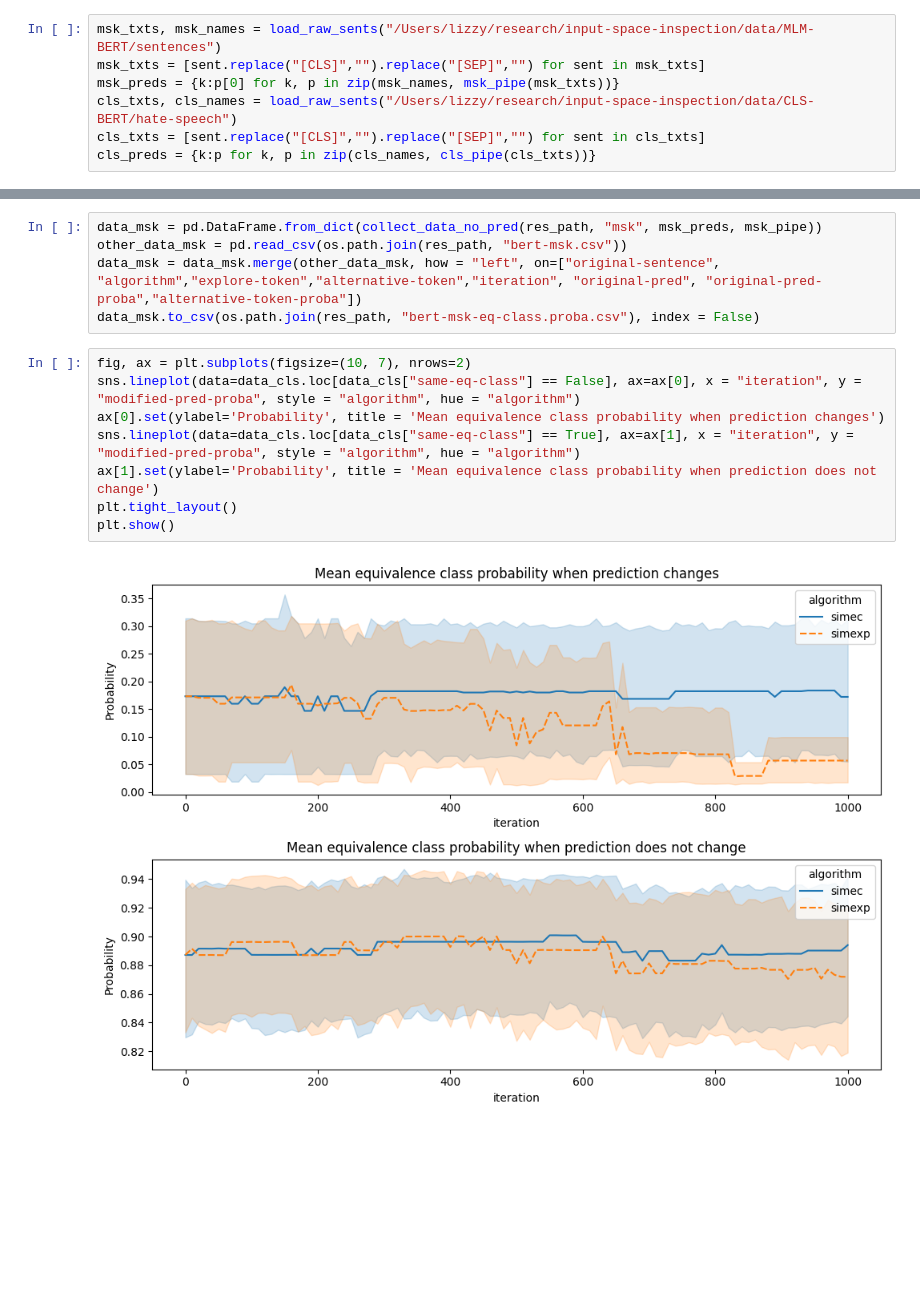
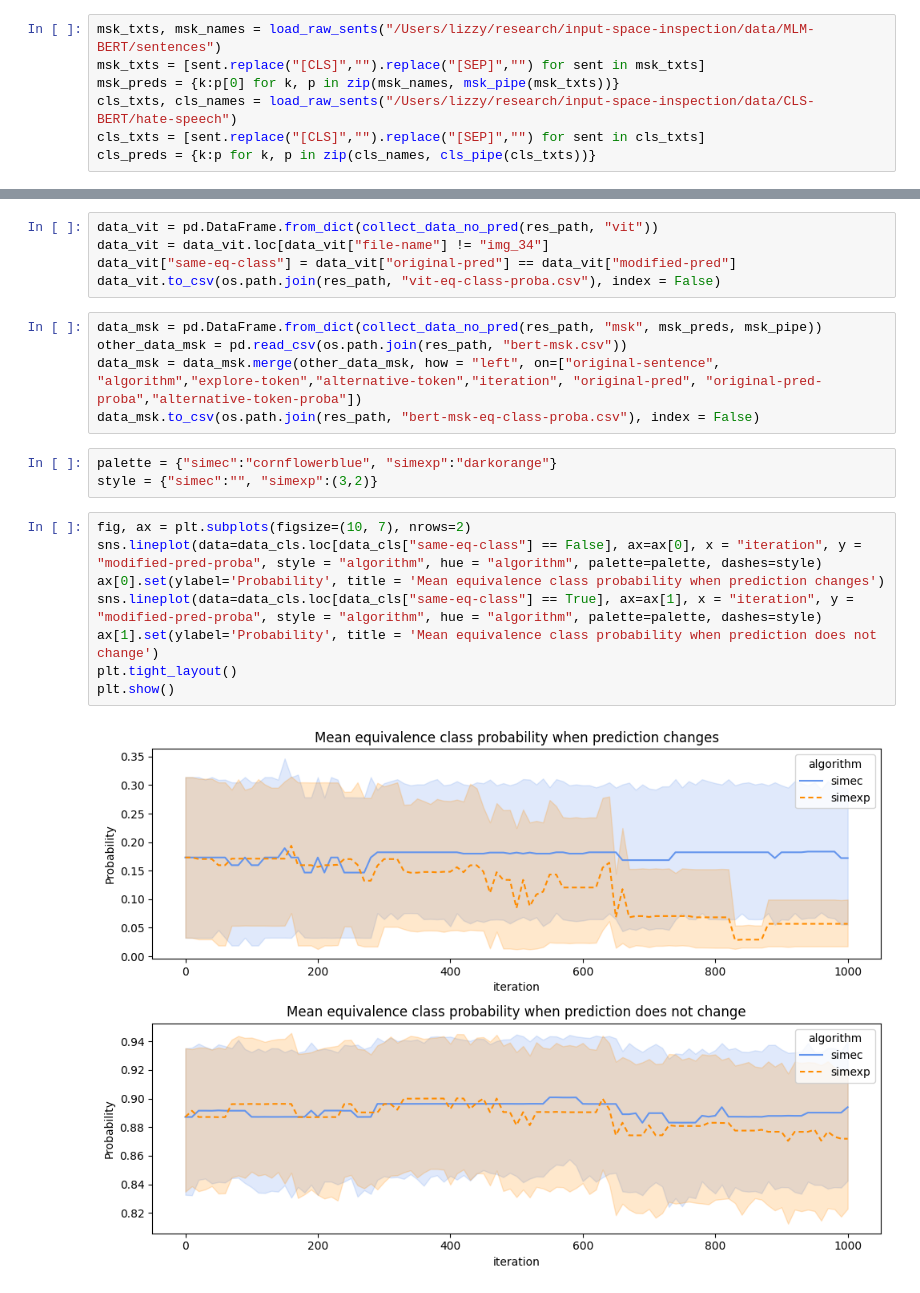
Before and after one commit to alessiomarta/transformers_equivalence_classes, a Jupyter notebook: analysis/pred_analysis.ipynb, the cells around one changed output, grey strips where cells are left out. Cells and saved outputs as stored; diff of their text form; blank space fills up the shorter version.

Commit message:
new plots

```diff
--- a/analysis/pred_analysis.ipynb
+++ b/analysis/pred_analysis.ipynb
@@ -395,18 +407,26 @@ data_cls.to_csv(os.path.join(res_path, "bert-cls-eq-class.proba.csv"), index = F
+# %%
+data_vit = pd.DataFrame.from_dict(collect_data_no_pred(res_path, "vit"))
+data_vit = data_vit.loc[data_vit["file-name"] != "img_34"]
+data_vit["same-eq-class"] = data_vit["original-pred"] == data_vit["modified-pred"]
+data_vit.to_csv(os.path.join(res_path, "vit-eq-class-proba.csv"), index = False)
 # %%
 data_msk = pd.DataFrame.from_dict(collect_data_no_pred(res_path, "msk", msk_preds, msk_pipe))
 other_data_msk = pd.read_csv(os.path.join(res_path, "bert-msk.csv"))
 data_msk = data_msk.merge(other_data_msk, how = "left", on=["original-sentence", "algorithm","explore-token","alternative-token","iteration", "original-pred", "original-pred-proba","alternative-token-proba"])
-data_msk.to_csv(os.path.join(res_path, "bert-msk-eq-class.proba.csv"), index = False)
+data_msk.to_csv(os.path.join(res_path, "bert-msk-eq-class-proba.csv"), index = False)
+# %%
+palette = {"simec":"cornflowerblue", "simexp":"darkorange"}
+style = {"simec":"", "simexp":(3,2)}
 # %%
 fig, ax = plt.subplots(figsize=(10, 7), nrows=2)
-sns.lineplot(data=data_cls.loc[data_cls["same-eq-class"] == False], ax=ax[0], x = "iteration", y = "modified-pred-proba", style = "algorithm", hue = "algorithm")
+sns.lineplot(data=data_cls.loc[data_cls["same-eq-class"] == False], ax=ax[0], x = "iteration", y = "modified-pred-proba", style = "algorithm", hue = "algorithm", palette=palette, dashes=style)
 ax[0].set(ylabel='Probability', title = 'Mean equivalence class probability when prediction changes')
-sns.lineplot(data=data_cls.loc[data_cls["same-eq-class"] == True], ax=ax[1], x = "iteration", y = "modified-pred-proba", style = "algorithm", hue = "algorithm")
+sns.lineplot(data=data_cls.loc[data_cls["same-eq-class"] == True], ax=ax[1], x = "iteration", y = "modified-pred-proba", style = "algorithm", hue = "algorithm", palette=palette, dashes=style)
 ax[1].set(ylabel='Probability', title = 'Mean equivalence class probability when prediction does not change')
 plt.tight_layout()
 plt.show()
 # %% [output]
-[figure, old version]
+[figure, new version]
 # %%
 fig, ax = plt.subplots(figsize=(10, 7), nrows=2)
 data_msk = data_msk.dropna()
```
Also changed, not shown: parts of 4 cells of this notebook.
